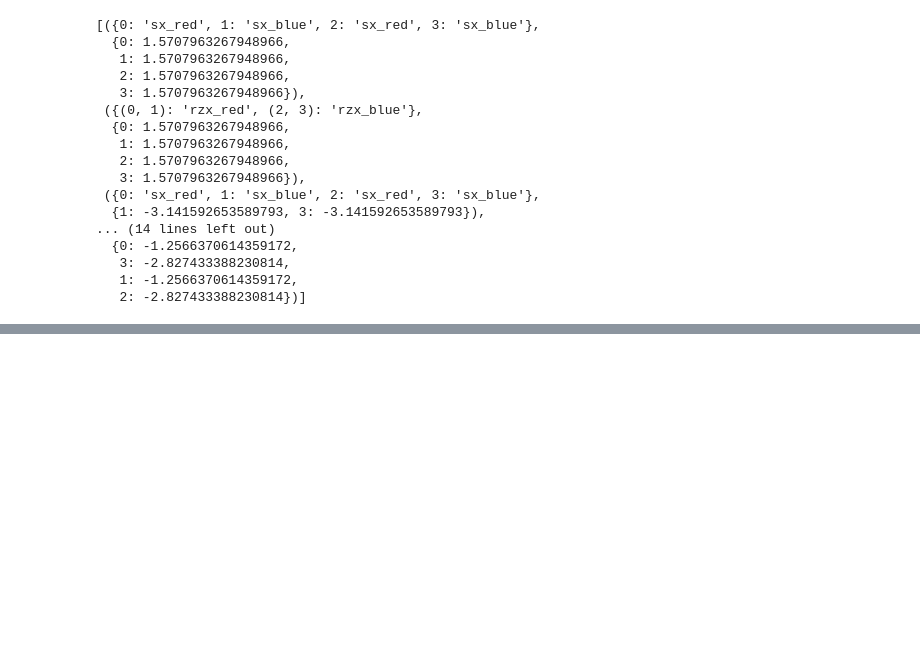
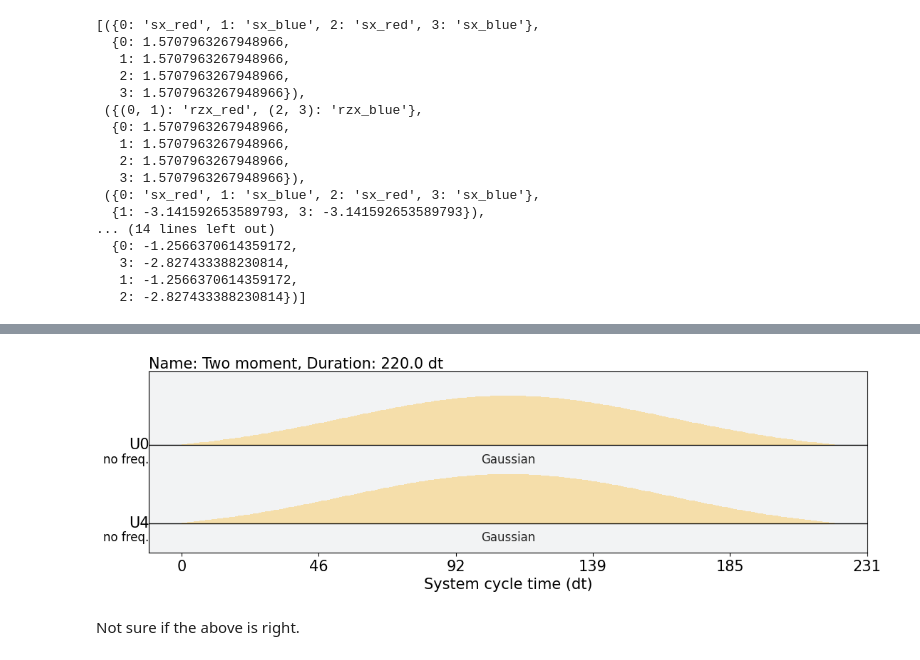
Before and after one commit to andgoldschmidt/pulse-simulator, a Jupyter notebook: notebooks/02_scheduling_moments.ipynb, the cells around one changed output, grey strips where cells are left out. Saved outputs shown, nothing was run; the diff lists cells and outputs as text; code cells hidden in the pictures; blank space fills up the shorter version.

```diff
--- a/notebooks/02_scheduling_moments.ipynb
+++ b/notebooks/02_scheduling_moments.ipynb
@@ -211,0 +298,38 @@ moments
+# %%
+# The two qubit CR interaction
+control_gate_lookup = {
+    "rzx_red": gaussian_envelope(dt, duration, angle=np.pi/2),
+    "rzx_blue": gaussian_envelope(dt, duration, angle=np.pi/2),
+}
+# The one qubit target drive
+target_gate_lookup = {
+    "rzx_red": zero_envelope(dt, duration),
+    "rzx_blue": zero_envelope(dt, duration),
+}
+
+gates = moments[1][0]
+virtual_zs = moments[1][1]
+
+# Design pulse schedule
+# =====
+with qk.pulse.build(name="Two moment") as two_pulse_moment:
+    for (c, t), gate in gates.items():
+        control_channel = ps.get_control_channel(c, t, backend)
+        target_channel = ps.get_drive_channel(t, backend)
+
+        # # Replace Virtual Z => Zero time Rz gate
+        # for i in virtual_zs.items():
+        #     if i == c:
+        #         qk.pulse.shift_phase(virtual_zs[i], control_channel)
+        #     elif i == t:
+        #         qk.pulse.shift_phase(virtual_zs[i], target_channel)
+
+        # Pulses must work together
+        qk.pulse.play(control_gate_lookup[gate], control_channel)
+        qk.pulse.play(target_gate_lookup[gate], target_channel)
+# %%
+two_pulse_moment.draw()
+# %% [output]
+[figure, added]
+# %% [markdown]
+Not sure if the above is right.
```
Also changed, not shown: parts of 8 cells of this notebook.
